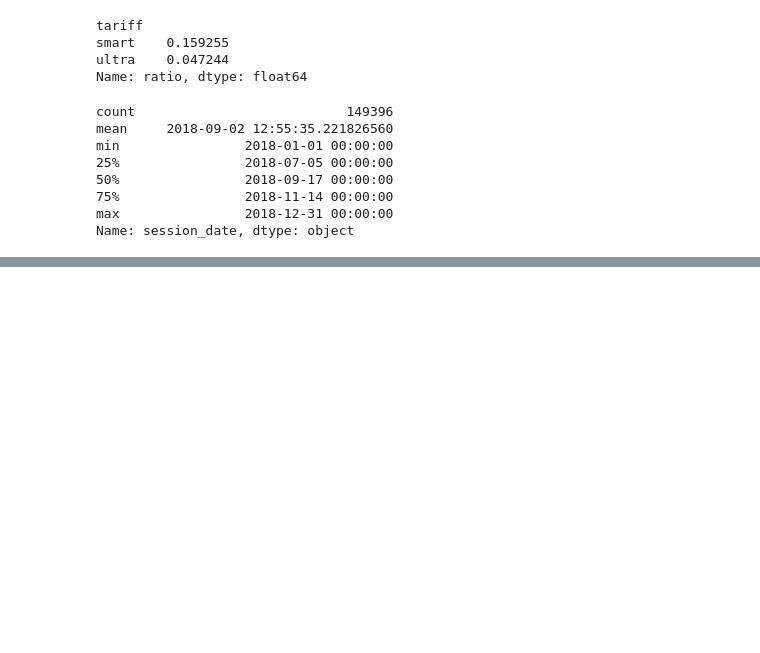
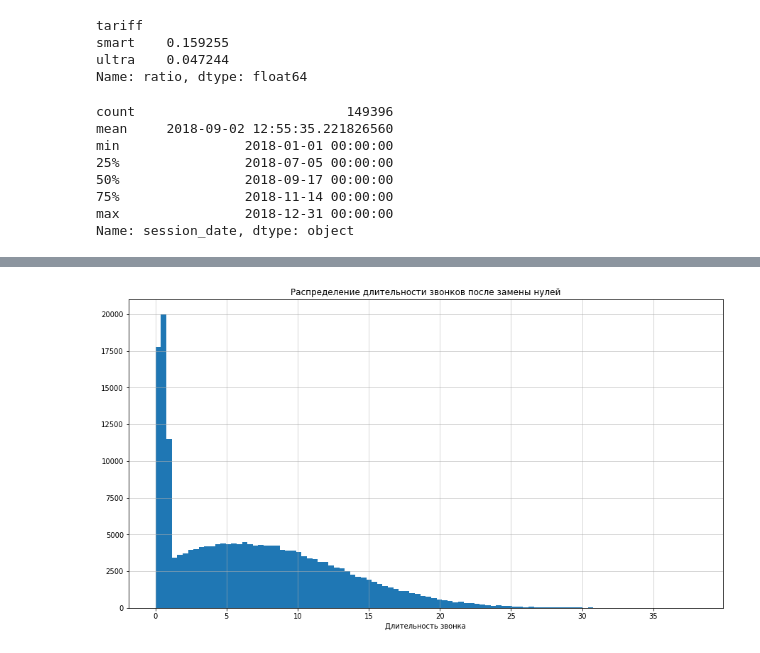
Before and after one commit to FrolovskiyKirill/Data-Science-Projects, a Jupyter notebook: Project_Three.ipynb, the cells around one changed output, grey strips where cells are left out. Saved outputs shown, nothing was run; the diff lists cells and outputs as text; code cells hidden in the pictures; blank space fills up the shorter version.

```diff
--- a/Project_Three.ipynb
+++ b/Project_Three.ipynb
@@ -579,0 +589,27 @@ Name: session_date, dtype: object
+# %%
+import random
+
+# Функция для получения равномерно распределенного случайного значения в диапазоне от минимума до максимума (в диапазоне (0, 1]).
+def get_short_calls_duration_mean(row):
+    duration = calls[
+        (calls['user_id'] == row['user_id']) &
+        (calls['duration'] > 0) &
+        (calls['duration'] <= 1)
+    ]['duration']
+
+    # Проверка на отсуствие значений в диапазоне (0, 1]
+    if len(duration) == 0:
+        return random.uniform(0, 1)
+
+    return random.uniform(duration.min(), duration.max())
+# %%
+#Замена значений, равных 0
+calls.loc[calls['duration'] == 0, 'duration'] = calls[calls['duration'] == 0].apply(get_short_calls_duration_mean, axis=1)
+# %%
+calls['duration'].hist(bins=100, figsize=(15, 8))
+plt.xlabel('Длительность звонка');
+plt.grid(linewidth=0.5)
+plt.title('Распределение длительности звонков после замены нулей')
+plt.show()
+# %% [output]
+[figure, added]
```
Also changed, not shown: parts of 43 cells of this notebook.
